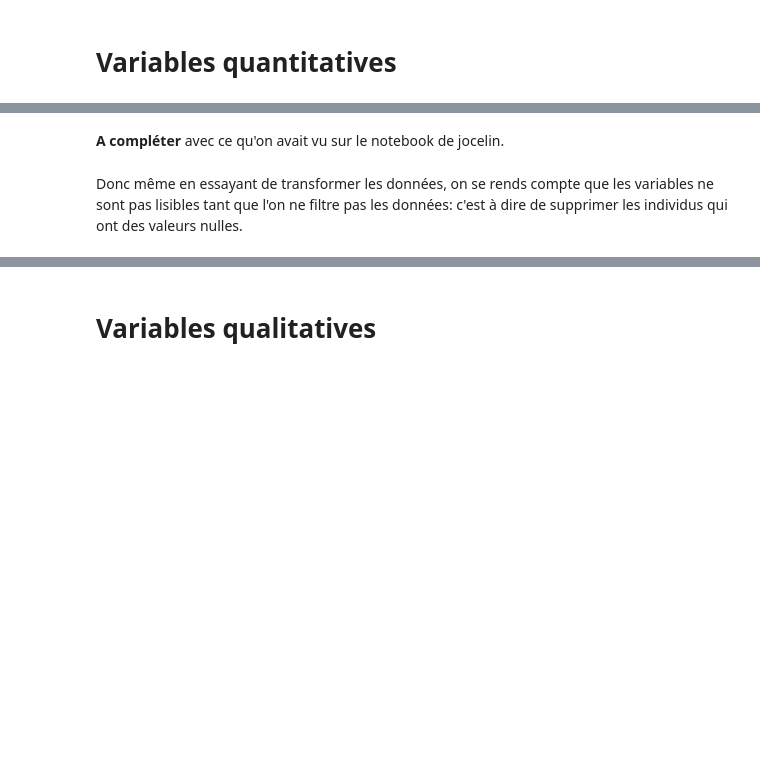
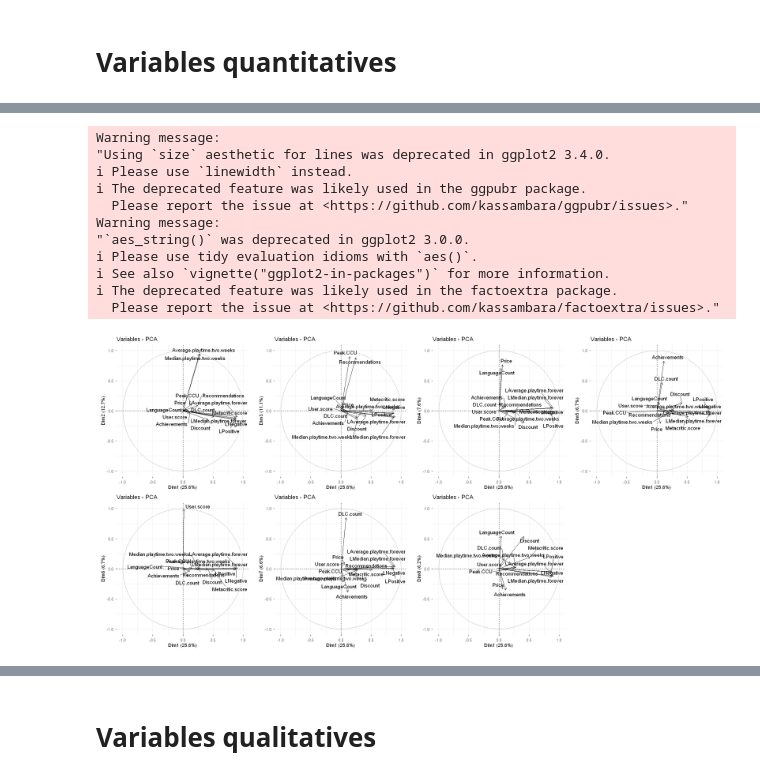
Before and after one commit to LjAquinox/Projet_Analyse_Steam, a Jupyter notebook: notebook_R_lukas.ipynb, the cells around one changed output, grey strips where cells are left out. Saved outputs shown, nothing was run; the diff lists cells and outputs as text; code cells hidden in the pictures; blank space fills up the shorter version.

```diff
--- a/notebook_R_lukas.ipynb
+++ b/notebook_R_lukas.ipynb
@@ -118,16 +505,23 @@ Puisque nous n'avons pas encore filtré les variables et que pour beaucoup de je
 # %%
-data_log=data_filtered
-data_log[,"LPeak.CCU"]=log(1+data_log[,"Peak.CCU"])
-data_log[,"LPrice"]=log(1+data_log[,"Price"])
-data_log[,"LDiscount"]=log(1+data_log[,"Discount"])
-data_log[,"LDLC.count"]=log(1+data_log[,"DLC.count"])
-data_log[,"LMetacritic.score"]=log(1+data_log[,"Metacritic.score"])
-data_log[,"LUser.score"]=log(1+data_log[,"User.score"])
-data_log[,"LPositive"]=log(1+data_log[,"Positive"])
-data_log[,"LNegative"]=log(1+data_log[,"Negative"])
-data_log[,"LAchievements"]=log(1+data_log[,"Achievements"])
-data_log[,"LRecommendations"]=log(1+data_log[,"Recommendations"])
-data_log[,"LAverage.playtime.forever"]=log(1+data_log[,"Average.playtime.forever"])
-data_log[,"LAverage.playtime.two.weeks"]=log(1+data_log[,"Average.playtime.two.weeks"])
-data_log[,"LMedian.playtime.forever"]=log(1+data_log[,"Median.playtime.forever"])
-data_log[,"lMedian.playtime.two.weeks"]=log(1+data_log[,"Median.playtime.two.weeks"])
+options(repr.plot.width = 20, repr.plot.height = 10)
+g1=fviz_pca_var(res.pca,axes = c(1,2),repel=TRUE)
+g2=fviz_pca_var(res.pca,axes = c(1,3),repel=TRUE)
+g3=fviz_pca_var(res.pca,axes = c(1,4),repel=TRUE)
+g4=fviz_pca_var(res.pca,axes = c(1,5),repel=TRUE)
+g5=fviz_pca_var(res.pca,axes = c(1,6),repel=TRUE)
+g6=fviz_pca_var(res.pca,axes = c(1,7),repel=TRUE)
+g7=fviz_pca_var(res.pca,axes = c(1,8),repel=TRUE)
+grid.arrange(g1,g2,g3,g4,g5,g6,g7,ncol=4)
+# %% [output]
+Warning message:
+"Using `size` aesthetic for lines was deprecated in ggplot2 3.4.0.
+ℹ Please use `linewidth` instead.
+ℹ The deprecated feature was likely used in the ggpubr package.
+  Please report the issue at <https://github.com/kassambara/ggpubr/issues>."
+Warning message:
+"`aes_string()` was deprecated in ggplot2 3.0.0.
+ℹ Please use tidy evaluation idioms with `aes()`.
+ℹ See also `vignette("ggplot2-in-packages")` for more information.
+ℹ The deprecated feature was likely used in the factoextra package.
+  Please report the issue at <https://github.com/kassambara/factoextra/issues>."
+[figure, added]
@@ -149,4 +527,0 @@ for (col in colnames(data_log)) {
-# %% [markdown]
-**A compléter** avec ce qu'on avait vu sur le notebook de jocelin.
-# %% [markdown]
-Donc même en essayant de transformer les données, on se rends compte que les variables ne sont pas lisibles tant que l'on ne filtre pas les données: c'est à dire de supprimer les individus qui ont des valeurs nulles.
```
Also changed, not shown: parts of 44 cells of this notebook.
